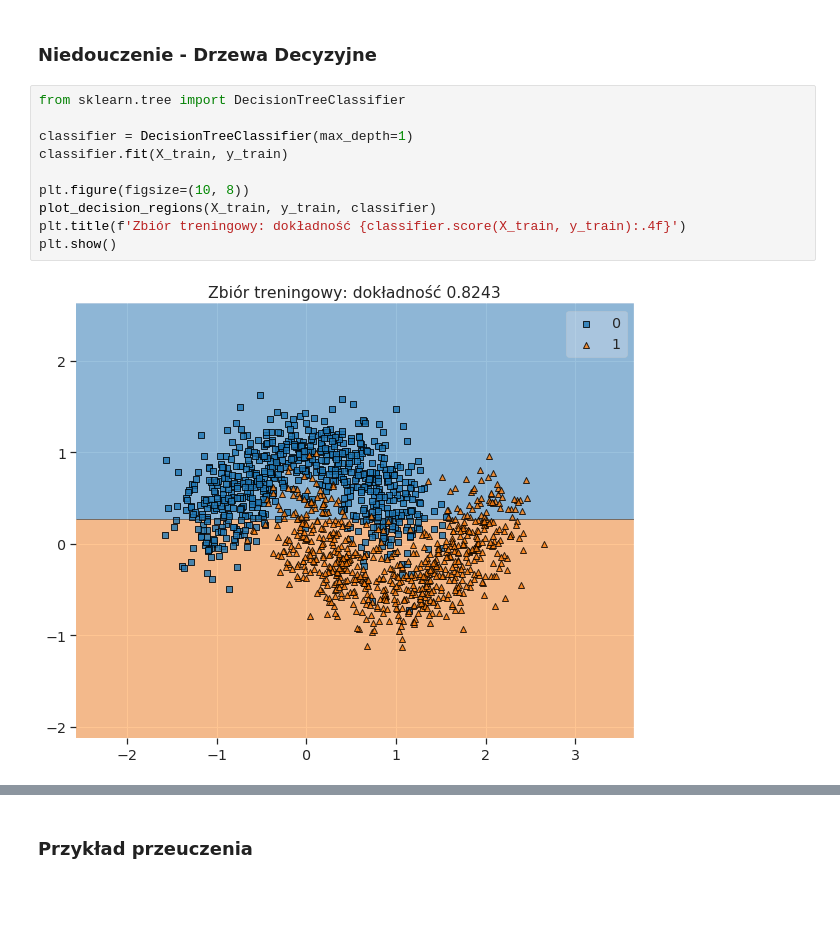
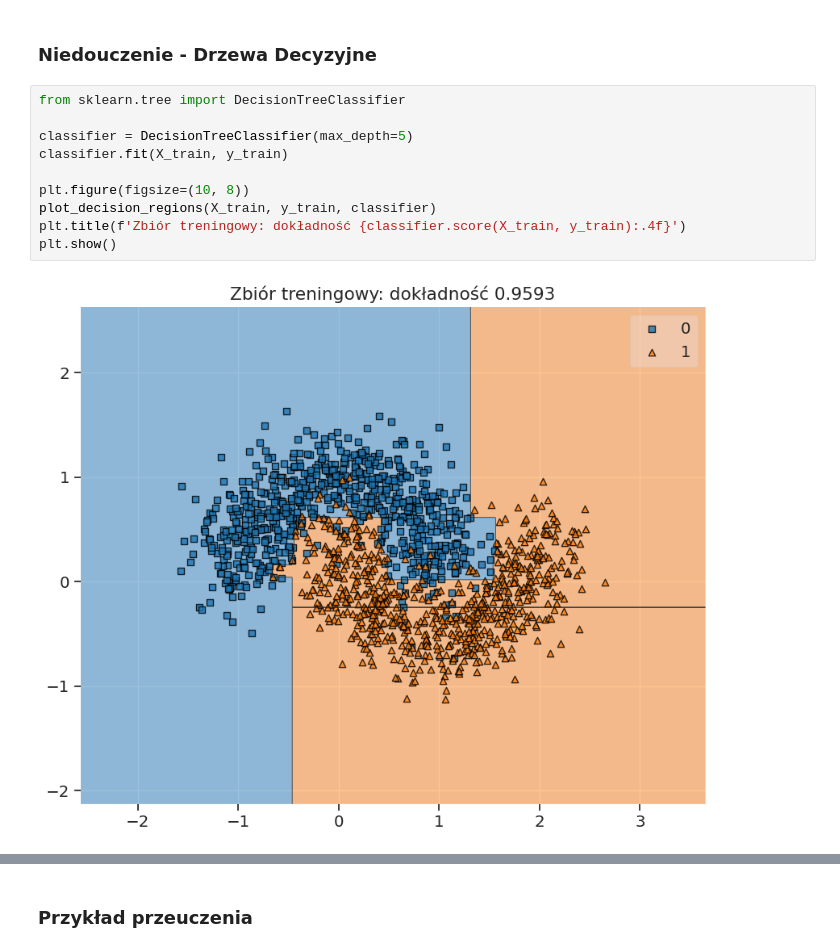
Before and after one commit to ppojawa/machine-learning-bootcamp, a Jupyter notebook: supervised/04_model_selection/01_underfitting_overfitting.ipynb, the cells around one changed output, grey strips where cells are left out. Cells and saved outputs as stored; diff of their text form; blank space fills up the shorter version.

```diff
--- a/supervised/04_model_selection/01_underfitting_overfitting.ipynb
+++ b/supervised/04_model_selection/01_underfitting_overfitting.ipynb
@@ -141,15 +137,15 @@ plt.show()
 # %%
 from sklearn.tree import DecisionTreeClassifier
 
-classifier = DecisionTreeClassifier(max_depth=1)
+classifier = DecisionTreeClassifier(max_depth=5)
 classifier.fit(X_train, y_train)
 
 plt.figure(figsize=(10, 8))
 plot_decision_regions(X_train, y_train, classifier)
 plt.title(f'Zbiór treningowy: dokładność {classifier.score(X_train, y_train):.4f}')
 plt.show()
 # %% [output]
-[figure, old version]
+[figure, new version]
 # %%
 plt.figure(figsize=(10, 8))
 plot_decision_regions(X_test, y_test, classifier)
```
Also changed, not shown: parts of 6 cells of this notebook.
